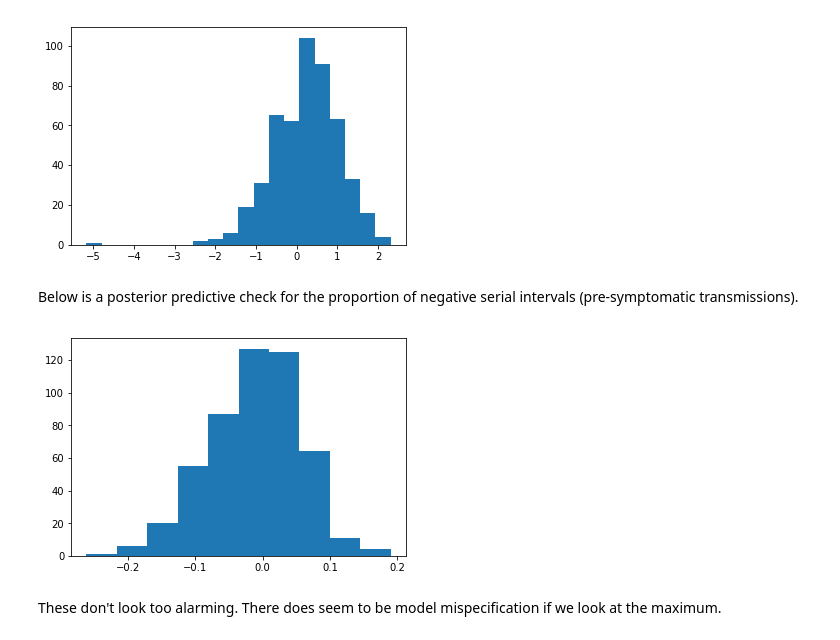
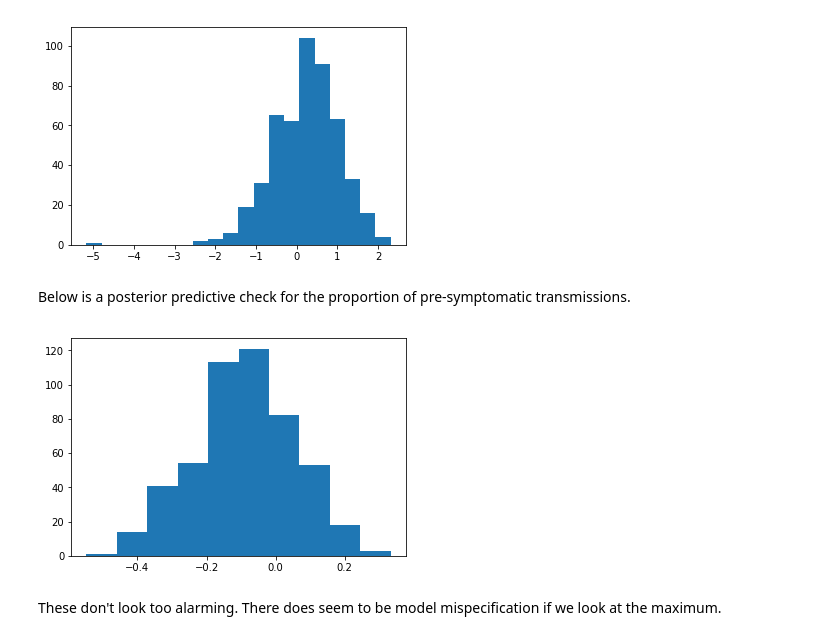
Before and after one commit to bacallado/covid_tree, a Jupyter notebook: GibbsSampler.ipynb, the cells around one changed output. Drawn from its saved outputs; the diff is of its cells as text; code cells hidden in the pictures.

```diff
--- a/GibbsSampler.ipynb
+++ b/GibbsSampler.ipynb
@@ -368,0 +371,10 @@ _=plt.hist(a1[500:],bins=20)
+# %%
+propPreSymptom = []
+for i in range(500,len(samples)):
+    T = samples[i][0]
+    I = samples[i][1]
+    notIndex = np.arange(1,n+1)[[T.parent[w]!=0 for w in range(1,n+1)]]
+    inters = np.array([I[v]-S[T.parent[v]] for v in notIndex])
+    propPreSymptom.append(np.mean(inters<0))
+
+_ = plt.hist(propPreSymptom)
@@ -389,25 +403,25 @@ _ = plt.hist(diff,bins=20)
 # %% [output]
 [figure]
 # %% [markdown]
-Below is a posterior predictive check for the proportion of negative serial intervals (pre-symptomatic transmissions).
+Below is a posterior predictive check for the proportion of pre-symptomatic transmissions.
 # %%
 # Discretised distribution of incubation period
 p = gamma.pdf(range(1,31),params.a2,scale=1/params.b2)
 p = p/sum(p)
 
 diff = []
 for i in range(500,len(samples)):
     T = samples[i][0]
+    I = samples[i][1]
     notIndex = np.arange(1,n+1)[[T.parent[w]!=0 for w in range(1,n+1)]]
-    realSerialInts = np.array([S[v]-S[T.parent[v]] for v in notIndex])
-    I = samples[i][1]
+    realInters = np.array([I[v]-S[T.parent[v]] for v in notIndex])
     Srep = I + np.random.choice(range(1,31),size=len(I),p=p)
-    replSerialInts = np.array([Srep[v]-Srep[T.parent[v]] for v in notIndex])
-    diff.append(np.mean(realSerialInts<0)-np.mean(replSerialInts<0))
+    replInters = np.array([I[v]-Srep[T.parent[v]] for v in notIndex])
+    diff.append(np.mean(realInters<0)-np.mean(replInters<0))
 
 _ = plt.hist(diff,bins=10)
 # %% [output]
-[figure, old version]
+[figure, new version]
 # %% [markdown]
 These don't look too alarming. There does seem to be model mispecification if we look at the maximum.
 # %%
```
Also changed, not shown: parts of 3 cells of this notebook.
